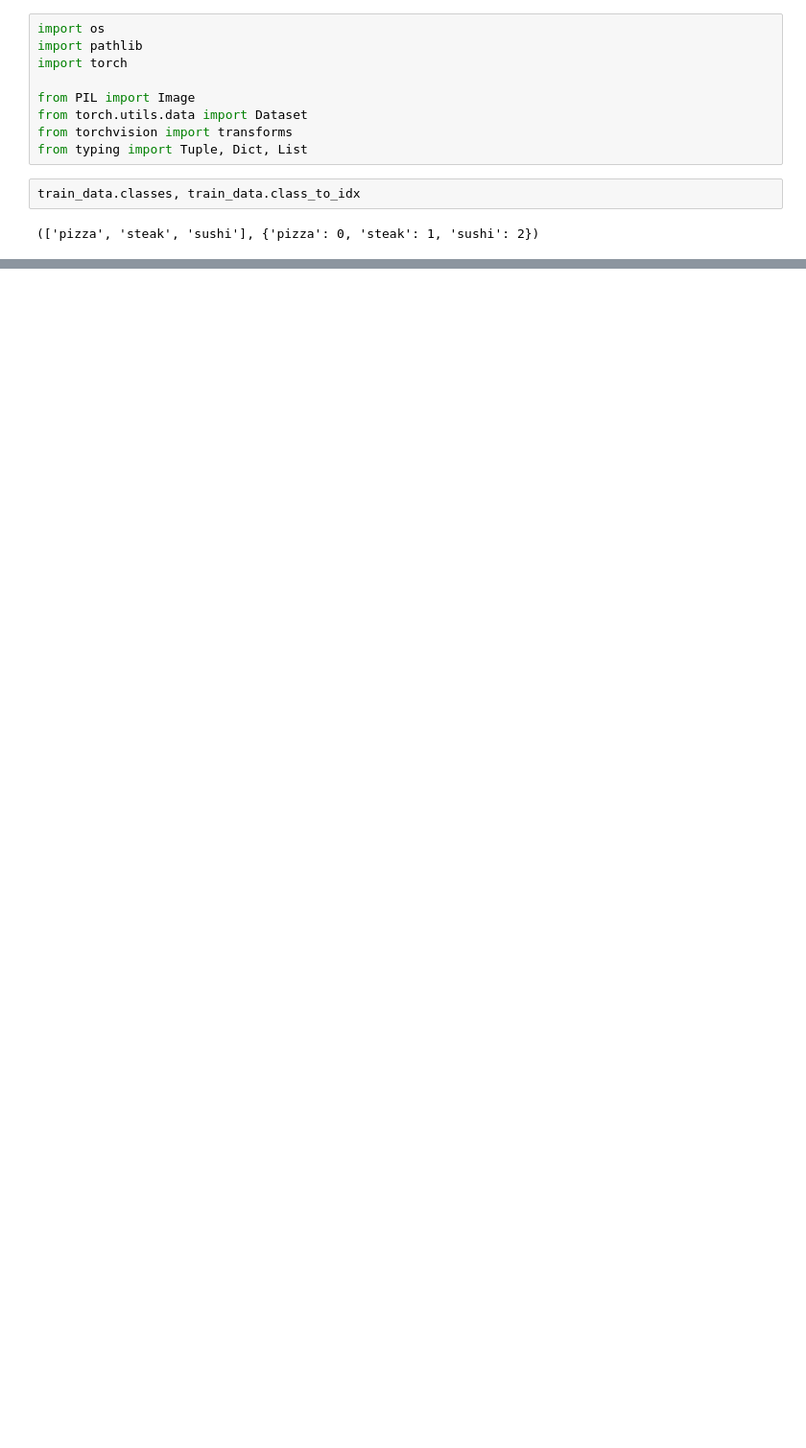
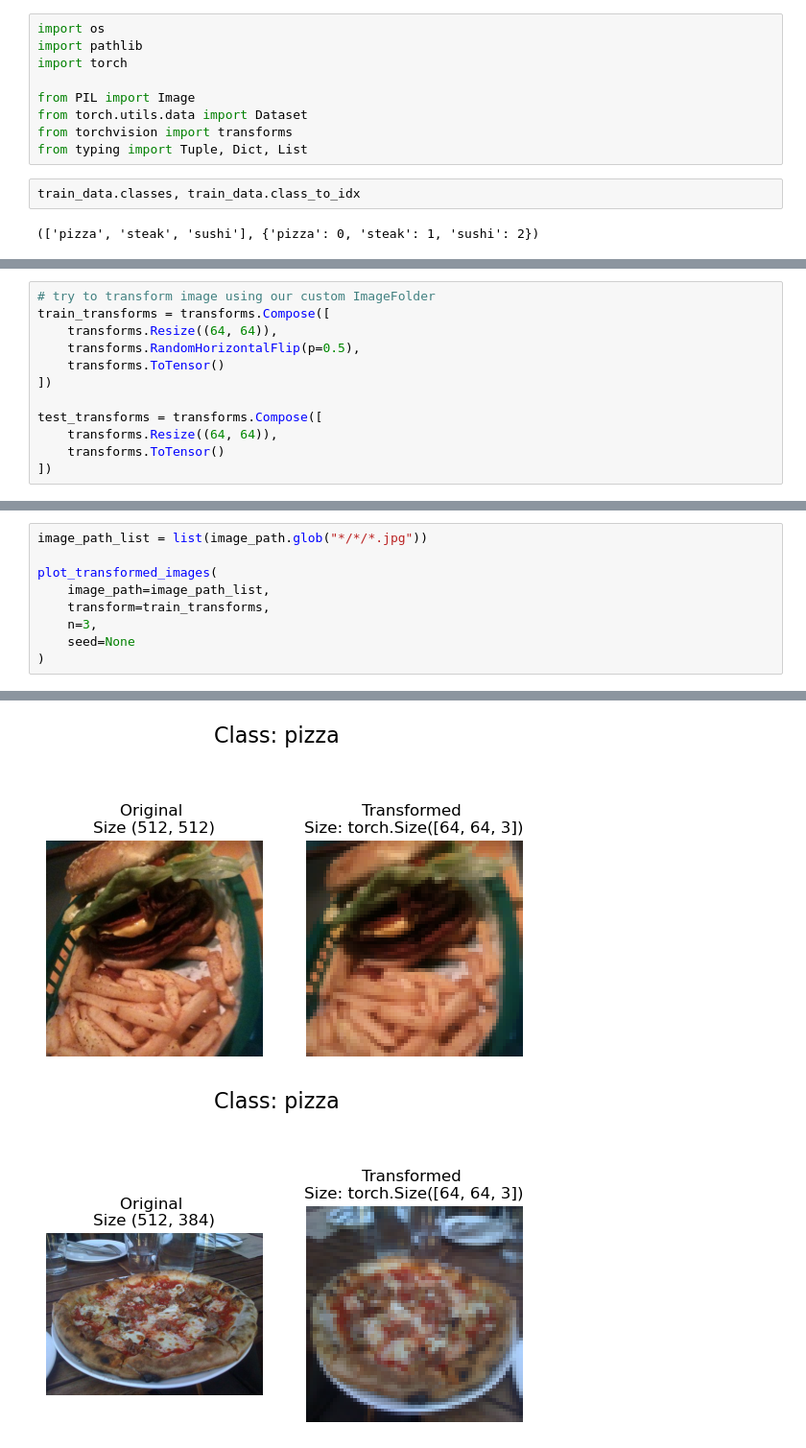
Before and after one commit to HenryGunadi/learn_deep_learning, a Jupyter notebook: notebooks/customdata_cnn.ipynb, the cells around one changed output, grey strips where cells are left out. Shown at 96% size. Cells and saved outputs as stored; diff of their text form; blank space fills up the shorter version.

```diff
--- a/notebooks/customdata_cnn.ipynb
+++ b/notebooks/customdata_cnn.ipynb
@@ -314,0 +367,12 @@ WindowsPath('../data/pizza_steak_sushi/train')
+# %%
+# try to transform image using our custom ImageFolder
+train_transforms = transforms.Compose([
+    transforms.Resize((64, 64)),
+    transforms.RandomHorizontalFlip(p=0.5),
+    transforms.ToTensor()
+])
+
+test_transforms = transforms.Compose([
+    transforms.Resize((64, 64)),
+    transforms.ToTensor()
+])
@@ -314,0 +477,10 @@ WindowsPath('../data/pizza_steak_sushi/train')
+# %%
+image_path_list = list(image_path.glob("*/*/*.jpg"))
+
+plot_transformed_images(
+    image_path=image_path_list,
+    transform=train_transforms,
+    n=3,
+    seed=None
+)
+# %% [output]
@@ -314,0 +488,2 @@ WindowsPath('../data/pizza_steak_sushi/train')
+[figure, added]
+[figure, added]
```
Also changed, not shown: parts of 30 cells of this notebook, 4 other files.
